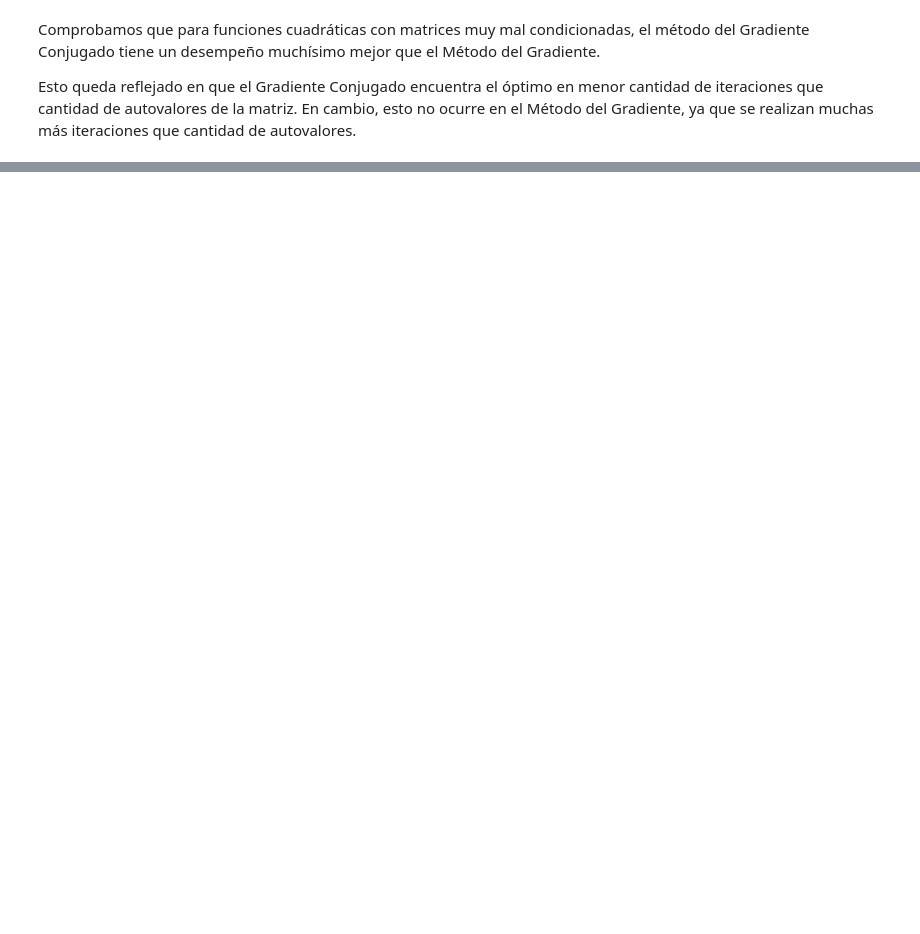
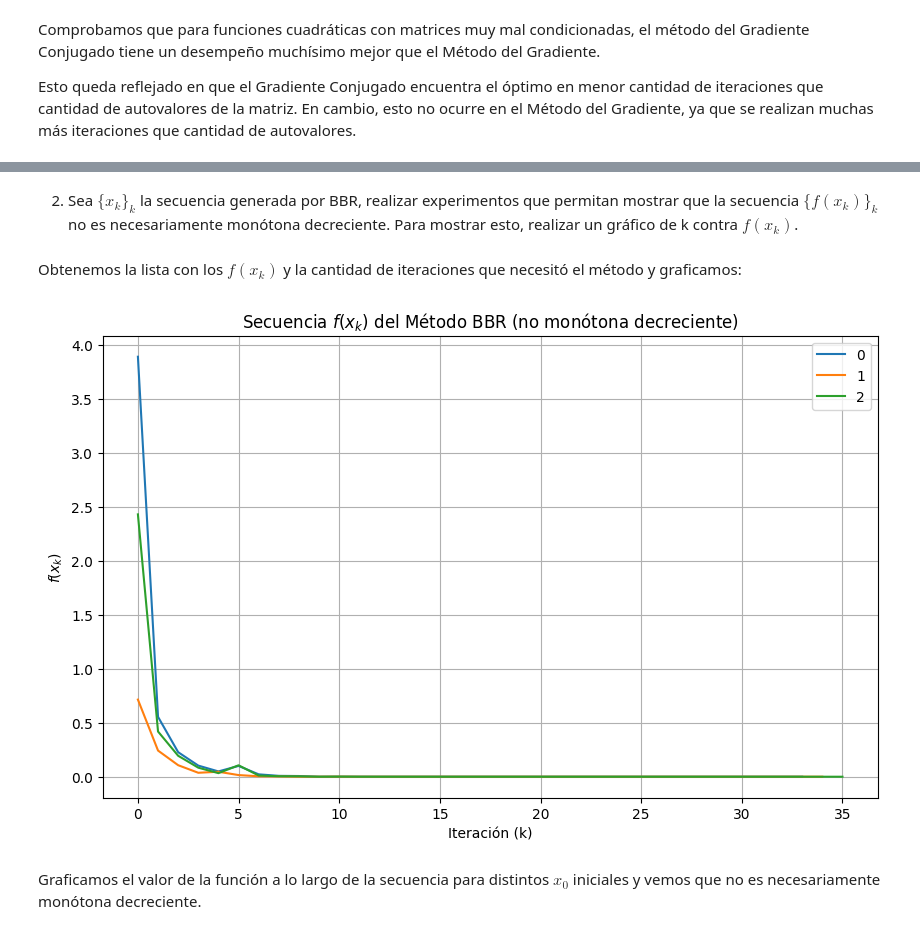
Before and after one commit to Mauro1642/TP_no_lineal, a Jupyter notebook: TPNOLINEAL.ipynb, the cells around one changed output, grey strips where cells are left out. Drawn from its saved outputs; the diff is of its cells as text; code cells hidden in the pictures; blank space fills up the shorter version.

```diff
--- a/TPNOLINEAL.ipynb
+++ b/TPNOLINEAL.ipynb
@@ -294,0 +341,24 @@ Esto queda reflejado en que el Gradiente Conjugado encuentra el óptimo en menor
+# %%
+def metodo_gradiente_modif(A, x0, alpha, max_iter=1000, tol=1e-8):
+    k = 0
+    x_k = x0
+    d = -A @ x0
+    while(k < max_iter and np.linalg.norm(d) > tol):
+        t = alpha*(np.dot(d.T,d)/np.dot(d.T, A @ d))
+        x_k = x_k + t*d
+        d = -A@x_k
+        k += 1
+    return x_k, k
+# %%
+alphas=[3/4, 1/2, 1/4, round(np.random.rand(), 2)]
+x0 = np.random.rand(10)
+
+for alpha in alphas:
+  autovalores = np.linspace(1, 10, 10)
+  A = np.diag(autovalores)
+  x_k_grad, k_grad = metodo_gradiente_modif(A, x0, alpha = alpha, max_iter = 1000)
+  x_k_bbr, _, k_bbr = metodo_bbr(A, x0, max_iter=50)
+  print(f"Para alpha = {alpha}:")
+  print(f"El método del gradiente realiza {k_grad} iteraciones.")
+  print(f"El método de BBR realiza {k_bbr} iteraciones.")
+  print()
@@ -294,0 +381,25 @@ Esto queda reflejado en que el Gradiente Conjugado encuentra el óptimo en menor
+# %% [markdown]
+2. Sea $\{x_k\}_k$ la secuencia generada por BBR, realizar experimentos que permitan mostrar que la secuencia
+$\{f(x_k)\}_k$ no es necesariamente monótona decreciente. Para mostrar esto, realizar un gráfico de k contra
+$f(x_k)$.
+# %% [markdown]
+Obtenemos la lista con los $f(x_k)$ y la cantidad de iteraciones que necesitó el método y graficamos:
+# %%
+plt.figure(figsize=(10, 6))
+for i in range(3):
+  x0 = np.random.rand(10)
+  autovalores = np.linspace(1, 10, 10)
+  A = np.diag(autovalores)
+  _, fs, ktop = metodo_bbr(A, x0, max_iter=50)
+  ks = np.arange(ktop)
+  plt.plot(ks, np.array(fs), label=f"{i}")
+plt.xlabel("Iteración (k)")
+plt.ylabel(r'$f(x_k)$')
+plt.title(r'Secuencia $f(x_k)$ del Método BBR (no monótona decreciente)')
+plt.grid()
+plt.legend()
+plt.show()
+# %% [output]
+[figure, added]
+# %% [markdown]
+Graficamos el valor de la función a lo largo de la secuencia para distintos $x_0$ iniciales y vemos que no es necesariamente monótona decreciente.
```
Also changed, not shown: parts of 13 cells of this notebook.
